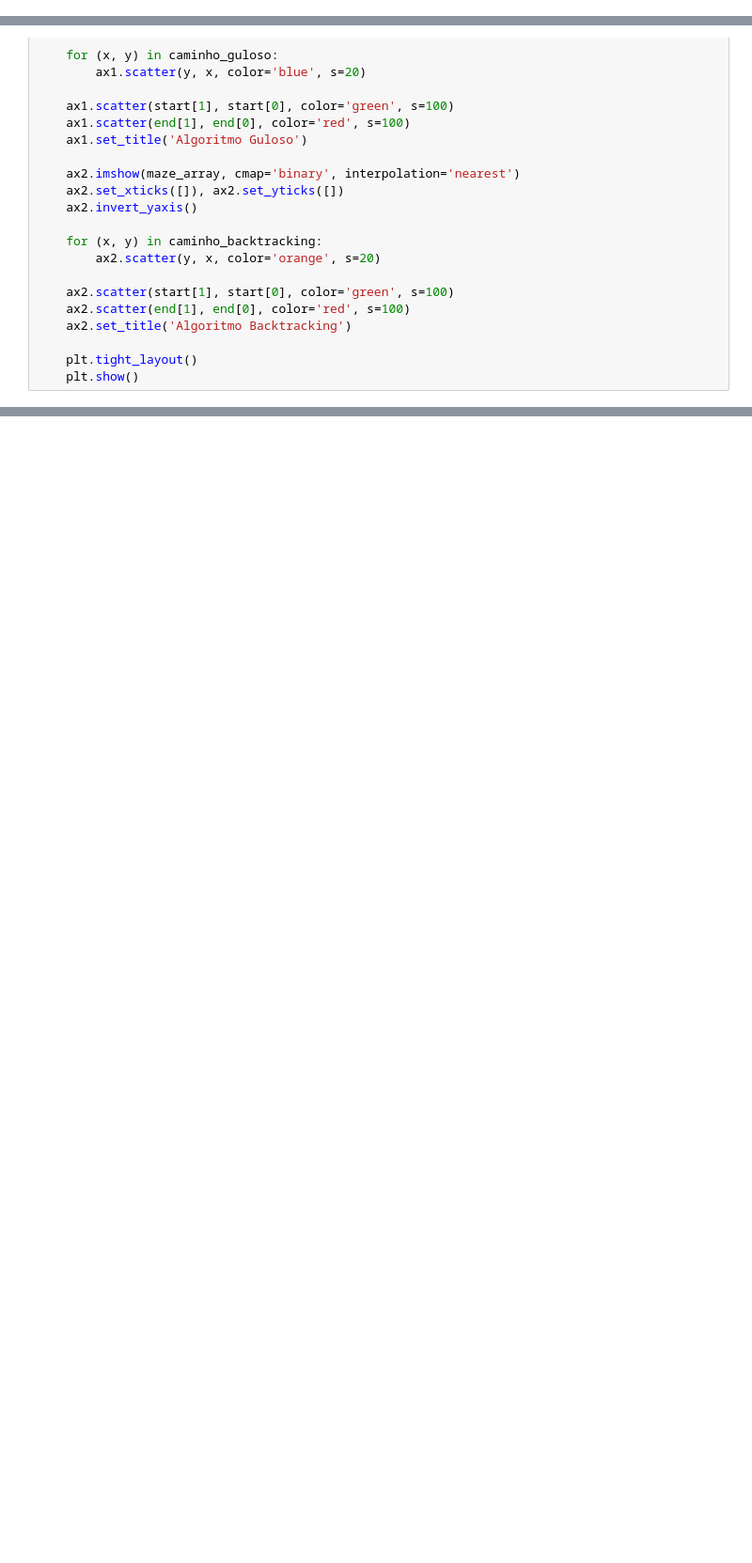
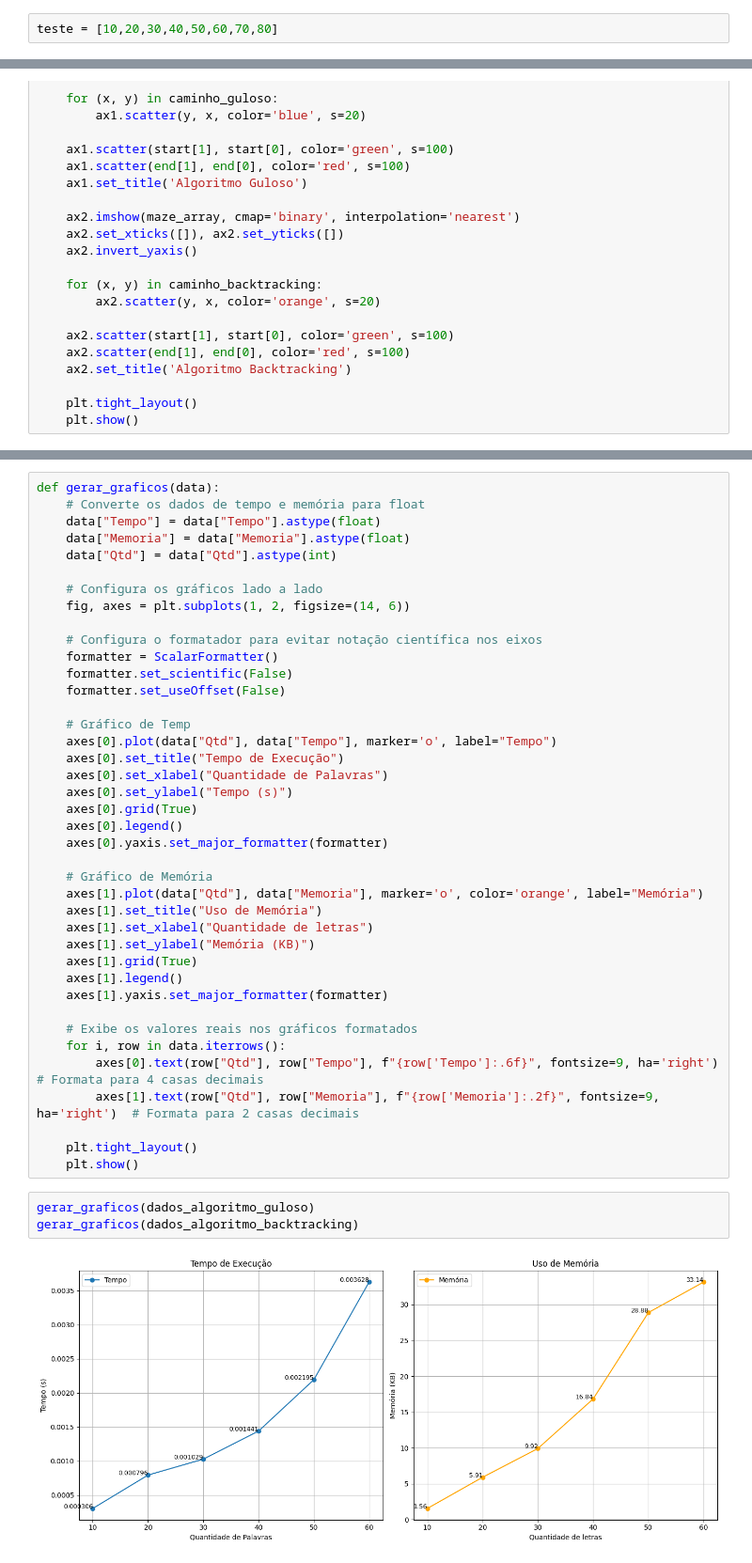
Before and after one commit to KauaHenSilva/paa_trabalho, a Jupyter notebook: main.ipynb, the cells around one changed output, grey strips where cells are left out. Shown: that part at 94% size. Saved outputs shown, nothing was run; the diff lists cells and outputs as text; blank space fills up the shorter version.

```diff
--- a/main.ipynb
+++ b/main.ipynb
@@ -117,0 +116,2 @@ plot_maze(maze, start, ends)
+# %%
+teste = [10,20,30,40,50,60,70,80]
@@ -168,0 +267,45 @@ plot_maze(maze, caminho_guloso, caminho_backtracking, *args_plt)
+# %%
+def gerar_graficos(data):
+    # Converte os dados de tempo e memória para float
+    data["Tempo"] = data["Tempo"].astype(float)
+    data["Memoria"] = data["Memoria"].astype(float)
+    data["Qtd"] = data["Qtd"].astype(int)
+
+    # Configura os gráficos lado a lado
+    fig, axes = plt.subplots(1, 2, figsize=(14, 6))
+
+    # Configura o formatador para evitar notação científica nos eixos
+    formatter = ScalarFormatter()
+    formatter.set_scientific(False)
+    formatter.set_useOffset(False)
+
+    # Gráfico de Temp
+    axes[0].plot(data["Qtd"], data["Tempo"], marker='o', label="Tempo")
+    axes[0].set_title("Tempo de Execução")
+    axes[0].set_xlabel("Quantidade de Palavras")
+    axes[0].set_ylabel("Tempo (s)")
+    axes[0].grid(True)
+    axes[0].legend()
+    axes[0].yaxis.set_major_formatter(formatter)
+
+    # Gráfico de Memória
+    axes[1].plot(data["Qtd"], data["Memoria"], marker='o', color='orange', label="Memória")
+    axes[1].set_title("Uso de Memória")
+    axes[1].set_xlabel("Quantidade de letras")
+    axes[1].set_ylabel("Memória (KB)")
+    axes[1].grid(True)
+    axes[1].legend()
+    axes[1].yaxis.set_major_formatter(formatter)
+
+    # Exibe os valores reais nos gráficos formatados
+    for i, row in data.iterrows():
+        axes[0].text(row["Qtd"], row["Tempo"], f"{row['Tempo']:.6f}", fontsize=9, ha='right')  # Formata para 4 casas decimais
+        axes[1].text(row["Qtd"], row["Memoria"], f"{row['Memoria']:.2f}", fontsize=9, ha='right')  # Formata para 2 casas decimais
+
+    plt.tight_layout()
+    plt.show()
+# %%
+gerar_graficos(dados_algoritmo_guloso)
+gerar_graficos(dados_algoritmo_backtracking)
+# %% [output]
+[figure, added]
```
Also changed, not shown: parts of 16 cells of this notebook.
